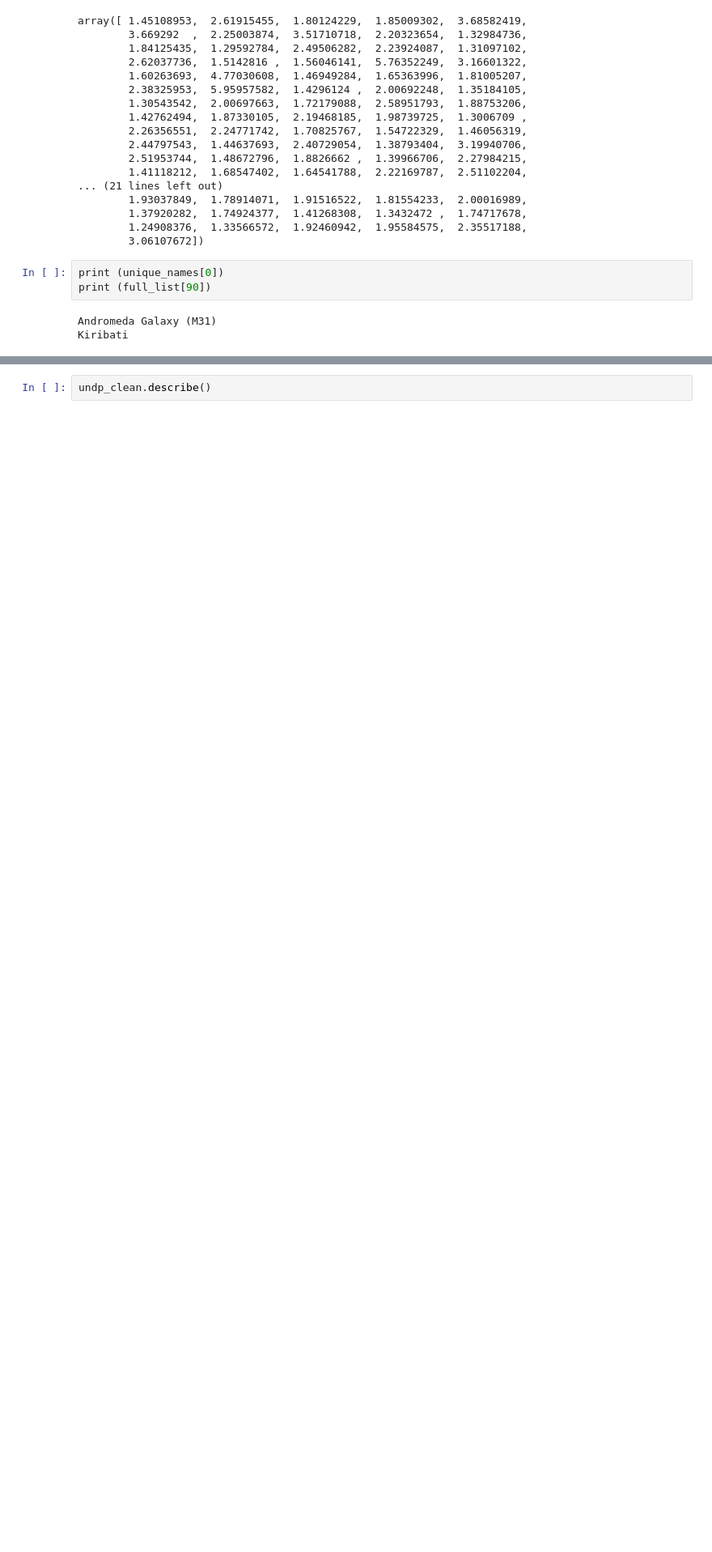
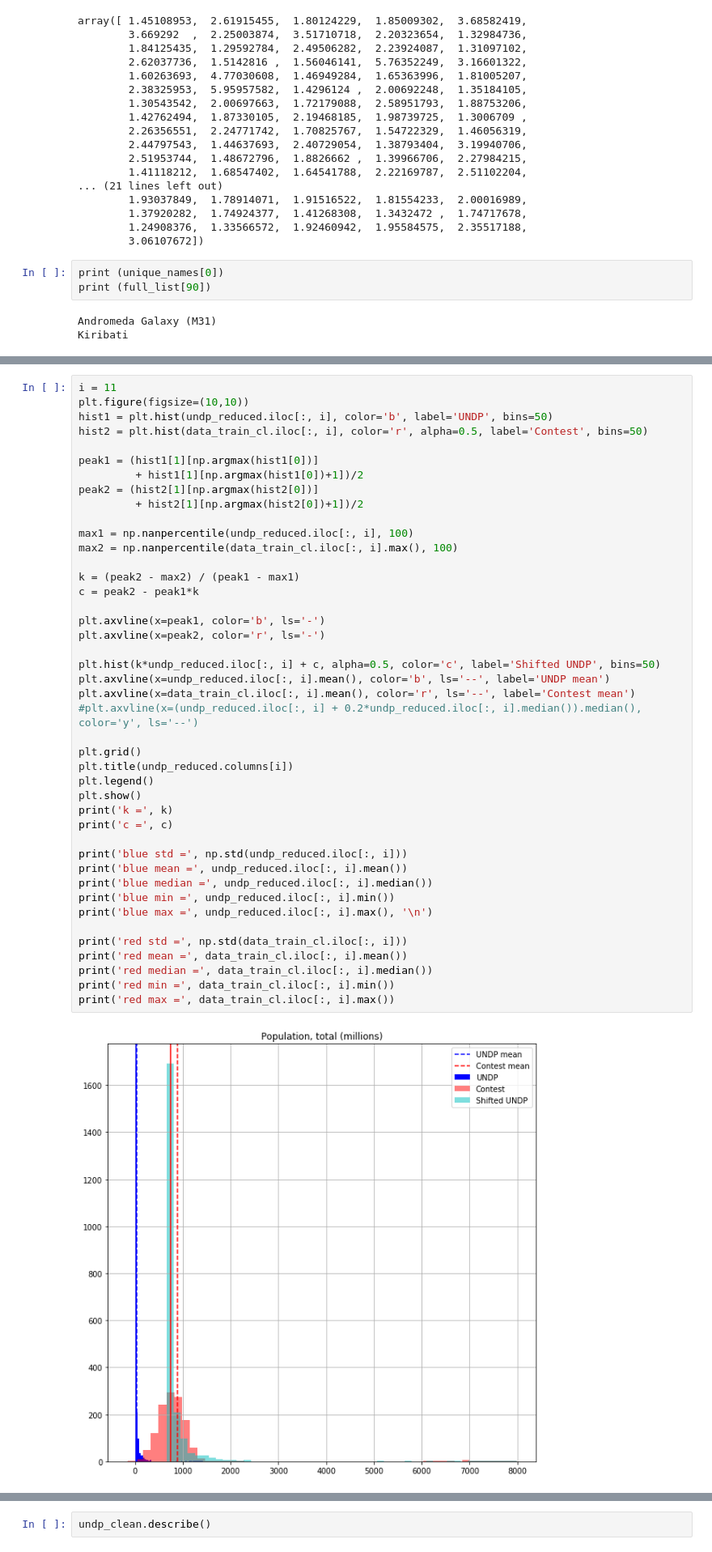
Before and after one commit to D1nay/prohack2020, a Jupyter notebook: Mapping countries to galaxies.ipynb, the cells around one changed output, grey strips where cells are left out. Shown at 81% size. Saved outputs shown, nothing was run; the diff lists cells and outputs as text; blank space fills up the shorter version.

```diff
--- a/Mapping countries to galaxies.ipynb
+++ b/Mapping countries to galaxies.ipynb
@@ -550,0 +652,45 @@ plt.show()
+# %%
+i = 11
+plt.figure(figsize=(10,10))
+hist1 = plt.hist(undp_reduced.iloc[:, i], color='b', label='UNDP', bins=50)
+hist2 = plt.hist(data_train_cl.iloc[:, i], color='r', alpha=0.5, label='Contest', bins=50)
+
+peak1 = (hist1[1][np.argmax(hist1[0])]
+         + hist1[1][np.argmax(hist1[0])+1])/2
+peak2 = (hist2[1][np.argmax(hist2[0])]
+         + hist2[1][np.argmax(hist2[0])+1])/2
+
+max1 = np.nanpercentile(undp_reduced.iloc[:, i], 100)
+max2 = np.nanpercentile(data_train_cl.iloc[:, i].max(), 100)
+
+k = (peak2 - max2) / (peak1 - max1)
+c = peak2 - peak1*k
+
+plt.axvline(x=peak1, color='b', ls='-')
+plt.axvline(x=peak2, color='r', ls='-')
+
+plt.hist(k*undp_reduced.iloc[:, i] + c, alpha=0.5, color='c', label='Shifted UNDP', bins=50)
+plt.axvline(x=undp_reduced.iloc[:, i].mean(), color='b', ls='--', label='UNDP mean')
+plt.axvline(x=data_train_cl.iloc[:, i].mean(), color='r', ls='--', label='Contest mean')
+#plt.axvline(x=(undp_reduced.iloc[:, i] + 0.2*undp_reduced.iloc[:, i].median()).median(), color='y', ls='--')
+
+plt.grid()
+plt.title(undp_reduced.columns[i])
+plt.legend()
+plt.show()
+print('k =', k)
+print('c =', c)
+
+print('blue std =', np.std(undp_reduced.iloc[:, i]))
+print('blue mean =', undp_reduced.iloc[:, i].mean())
+print('blue median =', undp_reduced.iloc[:, i].median())
+print('blue min =', undp_reduced.iloc[:, i].min())
+print('blue max =', undp_reduced.iloc[:, i].max(), '\n')
+
+print('red std =', np.std(data_train_cl.iloc[:, i]))
+print('red mean =', data_train_cl.iloc[:, i].mean())
+print('red median =', data_train_cl.iloc[:, i].median())
+print('red min =', data_train_cl.iloc[:, i].min())
+print('red max =', data_train_cl.iloc[:, i].max())
+# %% [output]
+[figure, added]
```
Also changed, not shown: parts of 21 cells of this notebook, 2 other files.
